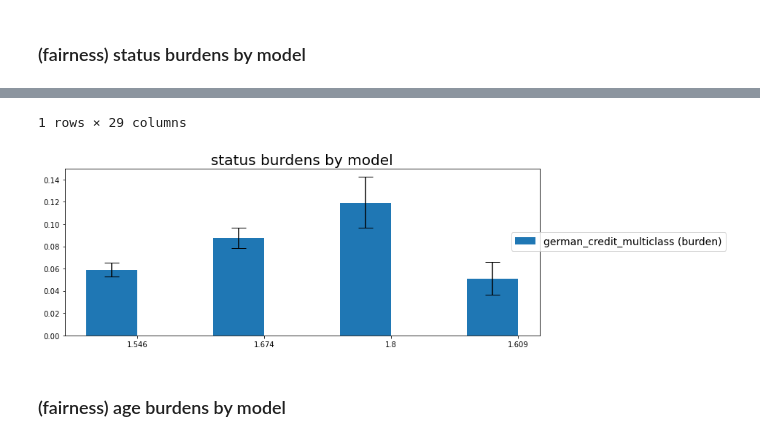
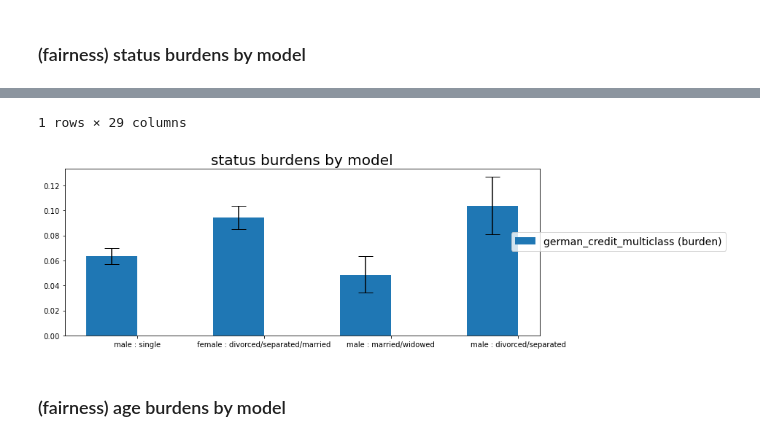
Before and after one commit to CognitiveScale/cortex-certifai-examples, a Jupyter notebook: notebooks/multiclass/certifai_multiclass_example/certifai_multiclass_evaluation_part2.ipynb, the cells around one changed output, grey strips where cells are left out. Drawn from its saved outputs; the diff is of its cells as text; code cells hidden in the pictures.

```diff
--- a/notebooks/multiclass/certifai_multiclass_example/certifai_multiclass_evaluation_part2.ipynb
+++ b/notebooks/multiclass/certifai_multiclass_example/certifai_multiclass_evaluation_part2.ipynb
@@ -136,7 +141,7 @@ mappings = defaultdict(list)
 for col in df_st.columns.to_list():
     col_list = []
     feature_name,feature_value = col.split('_')[0], col.split('_')[1:]
-    if feature_name in cat_columns:
+    if feature_name in one_hot_encoded_cat_cols:
         if feature_value:
             mappings[feature_name].append('_'.join(feature_value))
 
@@ -147,6 +152,17 @@ workclass:
      workclass_Local-gov -> Local-gov
      workclass_Self-emp-inc -> Self-emp-inc
 """
-cat_value_mappings = {}
+one_hot_value_mappings = {}
 for k,v in mappings.items():
-    cat_value_mappings[k] = { f'{k}_{cols}':cols  for cols in v}
+    one_hot_value_mappings[k] = { f'{k}_{cols}':cols  for cols in v}
+# %%
+# above cell demonstrates how to create the mappings
+# we use the persisted value mappings created using same code from above
+# we also get the target_encoded mappings
+import json
+with open('../dataset_generation/cat_mappings.json', 'r') as fl:
+    mappings = json.load(fl)
+print(mappings.keys())
+one_hot_value_mappings = mappings.get('one_hot_encoded_mappings')
+target_mappings = mappings.get('target_encoded_mappings')
+print(f'---------\ntarget encoded value mappings ->\n{target_mappings}')
@@ -188,7 +209,7 @@ task = CertifaiPredictionTask(CertifaiTaskOutcomes.classification(
         CertifaiOutcomeValue(3, name='further inspection', favorable=False)
     ],
     favorable_outcome_group_name = 'Loan Granted',
-    unfavorable_outcome_group_name = 'Loan Denied'
+    unfavorable_outcome_group_name = 'Loan Denied of subject to futher inspection'
 ),
 
     prediction_description='Determine whether a loan should be granted')
@@ -209,13 +231,19 @@ scan.add_model(first_model)
 - add the schema to [CertifaiDataSchema](https://cognitivescale.github.io/cortex-certifai/certifai-api-ref-1.3.2/certifai.scanner.builder.html?highlight=certifaidataschema#certifai.scanner.builder.CertifaiDataSchema)
 # %%
 cat_features = []
-for feature in cat_columns + target_cat_columns:
-    if feature in cat_value_mappings:
-        data_type = CertifaiFeatureDataType.categorical(value_columns=cat_value_mappings[feature].items())
+for feature in one_hot_encoded_cat_cols + target_encoded_cat_cols + value_encoded_cat_cols:
+    if feature in one_hot_value_mappings:
+        data_type = CertifaiFeatureDataType.categorical(value_columns=one_hot_value_mappings[feature].items())
         feature_schema = CertifaiFeatureSchema(name=feature,
                                                data_type=data_type)
         cat_features.append(feature_schema)
+
+    elif feature in target_encoded_cat_cols:
+        data_type = CertifaiFeatureDataType.categorical(values=sorted(list(map(lambda x: str(round(x,decimals)) ,target_mappings[feature].values()))))
+        feature_schema = CertifaiFeatureSchema(name=feature,
+                                               data_type=data_type)
     elif feature in df_st.columns:
+        print(feature)
         data_type = CertifaiFeatureDataType.categorical(values=sorted(df_st[feature].unique().tolist()))
         feature_schema = CertifaiFeatureSchema(name=feature,
                                                data_type=data_type)
@@ -303,12 +331,12 @@ display(df_fairness)
 %matplotlib inline
 display(df_fairness)
 
-import re
-pattern = '\((.*?)\)'
-groups_status = list(set([re.findall(pattern,x)[0] for x in df_fairness.columns if '1.' in x]))
-groups_status
+# since status is a target encoded variable;
+# for plotting values in non-encoded space we make use of the `target_mappings` dict
 
-groups = groups_status
+
+groups_disp, groups  = list(target_mappings['status'].keys()), list(map(lambda x: round(x,decimals),target_mappings['status'].values()))
+
 
 
 feature_scores = df_fairness[[f"Group details ({g})" for g in groups]]
@@ -321,7 +349,7 @@ colors = ['tab:blue', 'tab:orange', 'tab:green', 'tab:red', 'tab:pink']
 width = 0.4
 
 ax.set_xticks(np.arange(len(groups))+width)
-ax.set_xticklabels(groups)
+ax.set_xticklabels(groups_disp)
 
 for idx in range(len(df_fairness)):
     central_values = list(feature_scores.iloc[idx])
@@ -348,5 +376,5 @@ plt.show()
 1 rows × 29 columns
-[figure, old version]
+[figure, new version]
 # %% [markdown]
 ### (fairness) age burdens by model
 # %%
```
Also changed, not shown: parts of 14 cells of this notebook, 10 other files.
